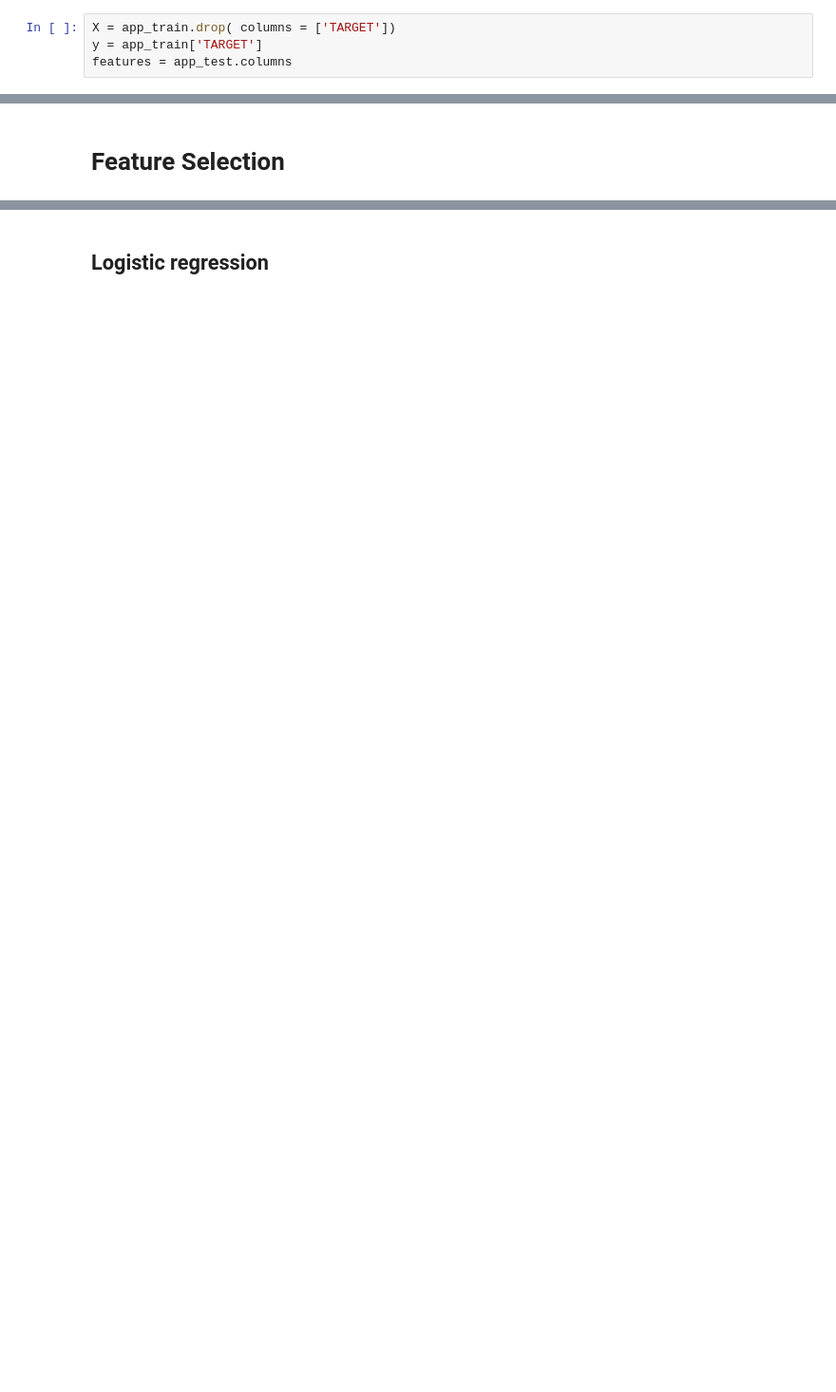
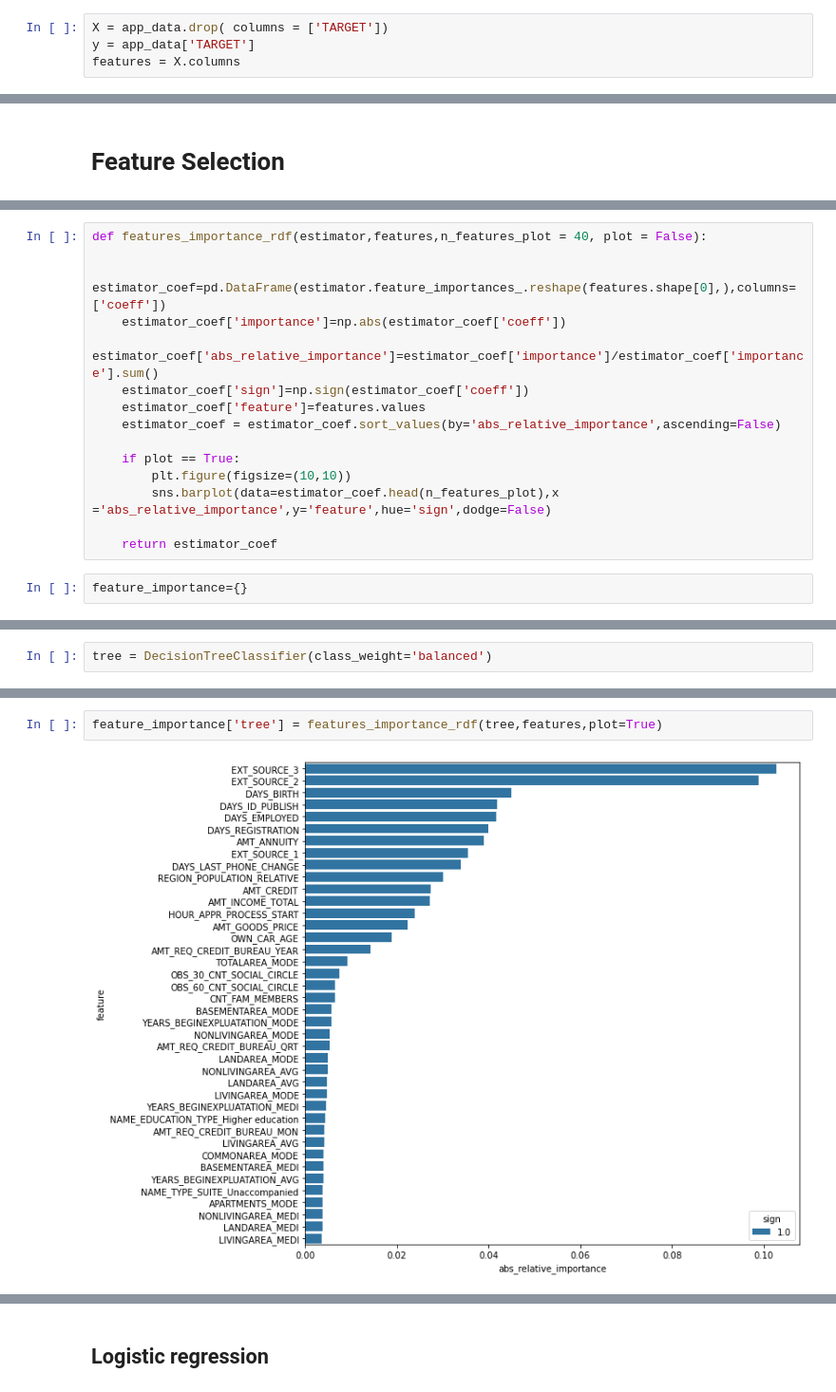
Before and after one commit to yhereng/OpenClassrooms, a Jupyter notebook: OC-P4/Projet 4 - Construisez un modèle de scoring.ipynb, the cells around one changed output, grey strips where cells are left out. Shown at 95% size. Saved outputs shown, nothing was run; the diff lists cells and outputs as text; blank space fills up the shorter version.

```diff
--- a/OC-P4/Projet 4 - Construisez un modèle de scoring.ipynb
+++ b/OC-P4/Projet 4 - Construisez un modèle de scoring.ipynb
@@ -350,8 +380,8 @@ def show_score(y_test,y_pred_d_cls_prob,y_pred_d_cls):
 # %% [markdown]
 ## Test and Train split
 # %%
-X = app_train.drop( columns = ['TARGET'])
-y = app_train['TARGET']
-features = app_test.columns
+X = app_data.drop( columns = ['TARGET'])
+y = app_data['TARGET']
+features = X.columns
 # %%
 X_train, X_test, y_train, y_test = train_test_split(X, y, test_size=0.15, random_state=42)
@@ -501,0 +460,17 @@ Mean test_Recall : 0.5345811938154168
+# %%
+def features_importance_rdf(estimator,features,n_features_plot = 40, plot = False):
+
+    estimator_coef=pd.DataFrame(estimator.feature_importances_.reshape(features.shape[0],),columns=['coeff'])
+    estimator_coef['importance']=np.abs(estimator_coef['coeff'])
+    estimator_coef['abs_relative_importance']=estimator_coef['importance']/estimator_coef['importance'].sum()
+    estimator_coef['sign']=np.sign(estimator_coef['coeff'])
+    estimator_coef['feature']=features.values
+    estimator_coef = estimator_coef.sort_values(by='abs_relative_importance',ascending=False)
+
+    if plot == True:
+        plt.figure(figsize=(10,10))
+        sns.barplot(data=estimator_coef.head(n_features_plot),x ='abs_relative_importance',y='feature',hue='sign',dodge=False)
+
+    return estimator_coef
+# %%
+feature_importance={}
@@ -501,0 +479,2 @@ Mean test_Recall : 0.5345811938154168
+# %%
+tree = DecisionTreeClassifier(class_weight='balanced')
@@ -501,0 +490,4 @@ Mean test_Recall : 0.5345811938154168
+# %%
+feature_importance['tree'] = features_importance_rdf(tree,features,plot=True)
+# %% [output]
+[figure, added]
```
Also changed, not shown: parts of 276 cells of this notebook, 1 other file.
